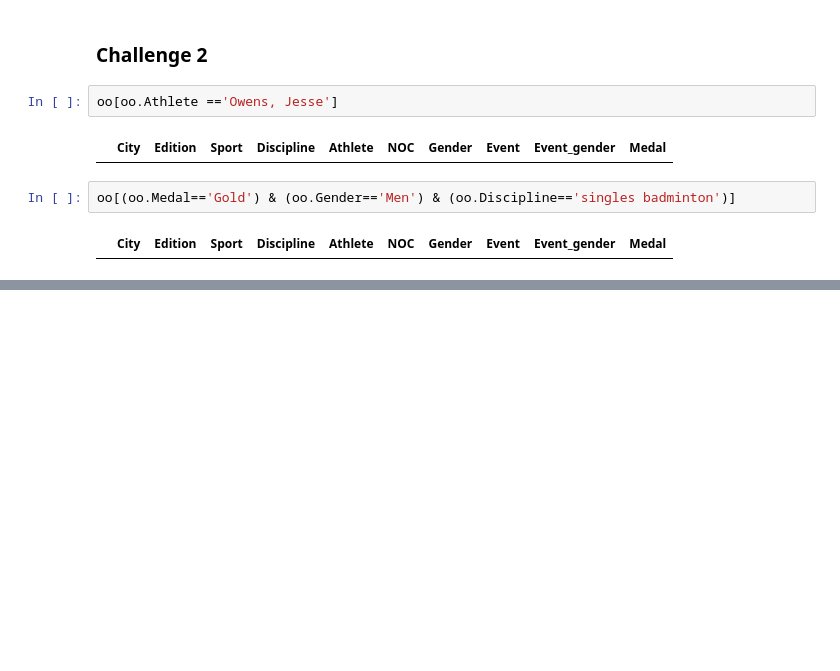
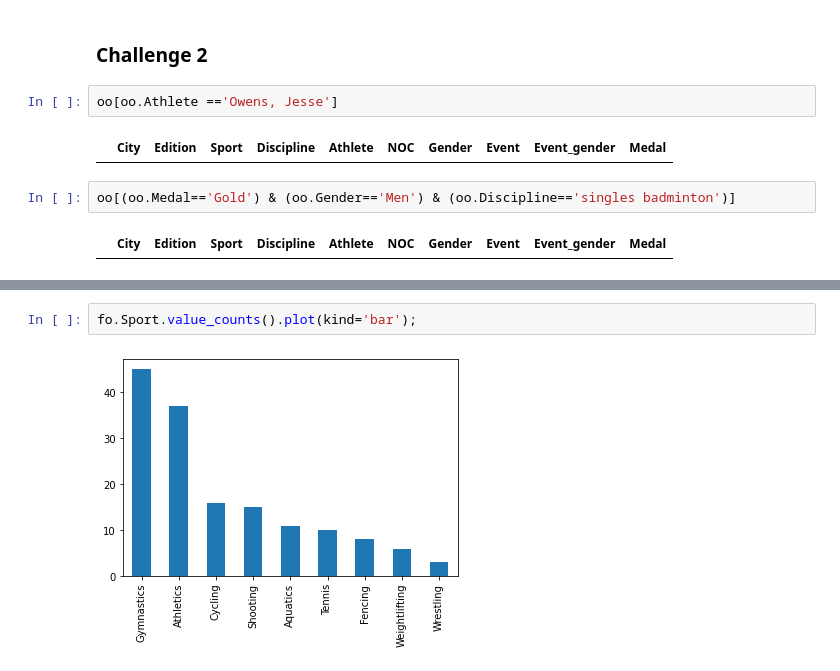
Before and after one commit to pdiksha/Olympic-Medallists-Data-Analysis---Pandas, a Jupyter notebook: Olympic Data Analysis .ipynb, the cells around one changed output, grey strips where cells are left out. Drawn from its saved outputs; the diff is of its cells as text; blank space fills up the shorter version.

```diff
--- a/Olympic Data Analysis .ipynb
+++ b/Olympic Data Analysis .ipynb
@@ -428,0 +453,4 @@ oo[(oo.Medal=='Gold') & (oo.Gender=='Men') & (oo.Discipline=='singles badminton'
+# %%
+fo.Sport.value_counts().plot(kind='bar');
+# %% [output]
+[figure, added]
```
Also changed, not shown: parts of 37 cells of this notebook.
